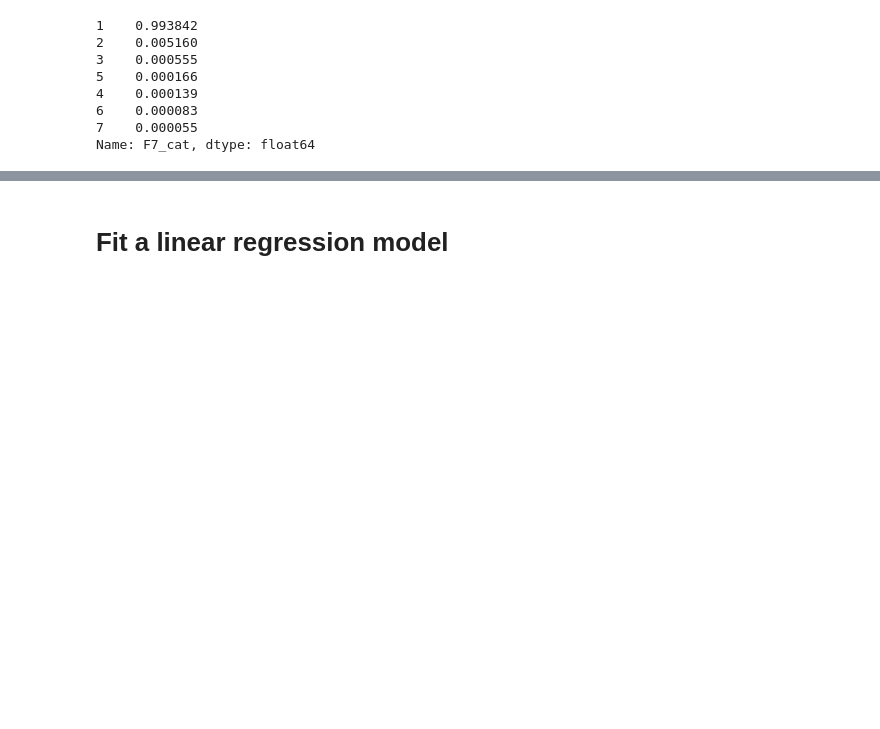
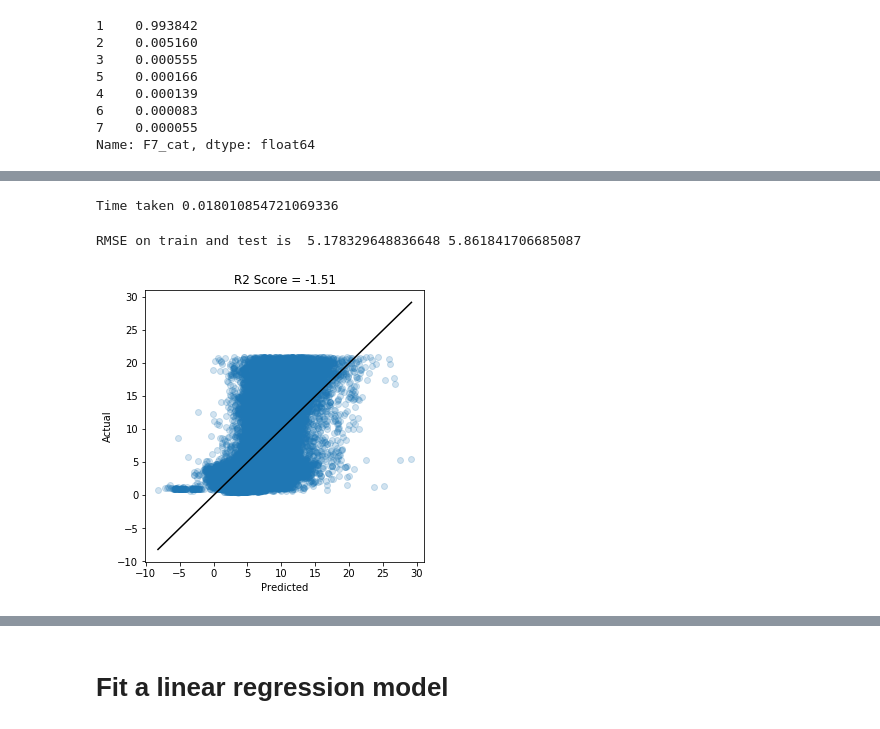
Before and after one commit to aniket-ak/Machine-Learning-CASP-Dataset, a Jupyter notebook: CASP_Exploring_Design_Space_with_pipelines.ipynb, the cells around one changed output, grey strips where cells are left out. Saved outputs shown, nothing was run; the diff lists cells and outputs as text; code cells hidden in the pictures; blank space fills up the shorter version.

```diff
--- a/CASP_Exploring_Design_Space_with_pipelines.ipynb
+++ b/CASP_Exploring_Design_Space_with_pipelines.ipynb
@@ -184,0 +183,29 @@ pd.plotting.scatter_matrix(casp_train_set, figsize=(20,10), alpha=0.05);
+# %%
+X_train, y_train = casp_train_set.drop("RMSD", axis=1),casp_train_set["RMSD"]
+X_test, y_test = casp_test_set.drop("RMSD", axis=1),casp_test_set["RMSD"]
+# %%
+from sklearn.preprocessing import MinMaxScaler
+
+scaler = MinMaxScaler()
+
+X_train_scaled = scaler.fit_transform(X_train)
+# %%
+from sklearn.linear_model import LinearRegression
+import time
+lin_reg = LinearRegression();
+
+start_time = time.time()
+lin_reg.fit(X_train_scaled, y_train)
+print('Time taken ' + str(time.time() - start_time))
+# %% [output]
+Time taken 0.018010854721069336
+# %%
+def plot_results(X, y, lin_reg_model, name):
+    plt.figure(figsize=(5,5))
+    y_pred = lin_reg_model.predict(X)
+    plt.scatter(y_pred,y, alpha=0.2)
+    plt.plot([y_pred.min(),y_pred.max()],[y_pred.min(),y_pred.max()],'k')
+    plt.xlabel('Predicted')
+    plt.ylabel('Actual')
+    plt.title("R2 Score = " +str(round(r2_score(lin_reg_model.predict(X), y),2)))
+    plt.savefig(name+'.svg', format='svg')
@@ -184,0 +214,7 @@ pd.plotting.scatter_matrix(casp_train_set, figsize=(20,10), alpha=0.05);
+# %%
+from sklearn.metrics import mean_squared_error, r2_score
+rmse_test = np.sqrt(mean_squared_error(lin_reg.predict(X_test_scaled),y_test))
+rmse_train = np.sqrt(mean_squared_error(lin_reg.predict(X_train_scaled),y_train))
+print("RMSE on train and test is ", rmse_train, rmse_test)
+# %% [output]
+RMSE on train and test is  5.178329648836648 5.861841706685087
@@ -184,0 +223,4 @@ pd.plotting.scatter_matrix(casp_train_set, figsize=(20,10), alpha=0.05);
+# %%
+plot_results(X_train_scaled, y_train, lin_reg, "Without_PCA_Train")
+# %% [output]
+[figure, added]
```
Also changed, not shown: parts of 18 cells of this notebook.
